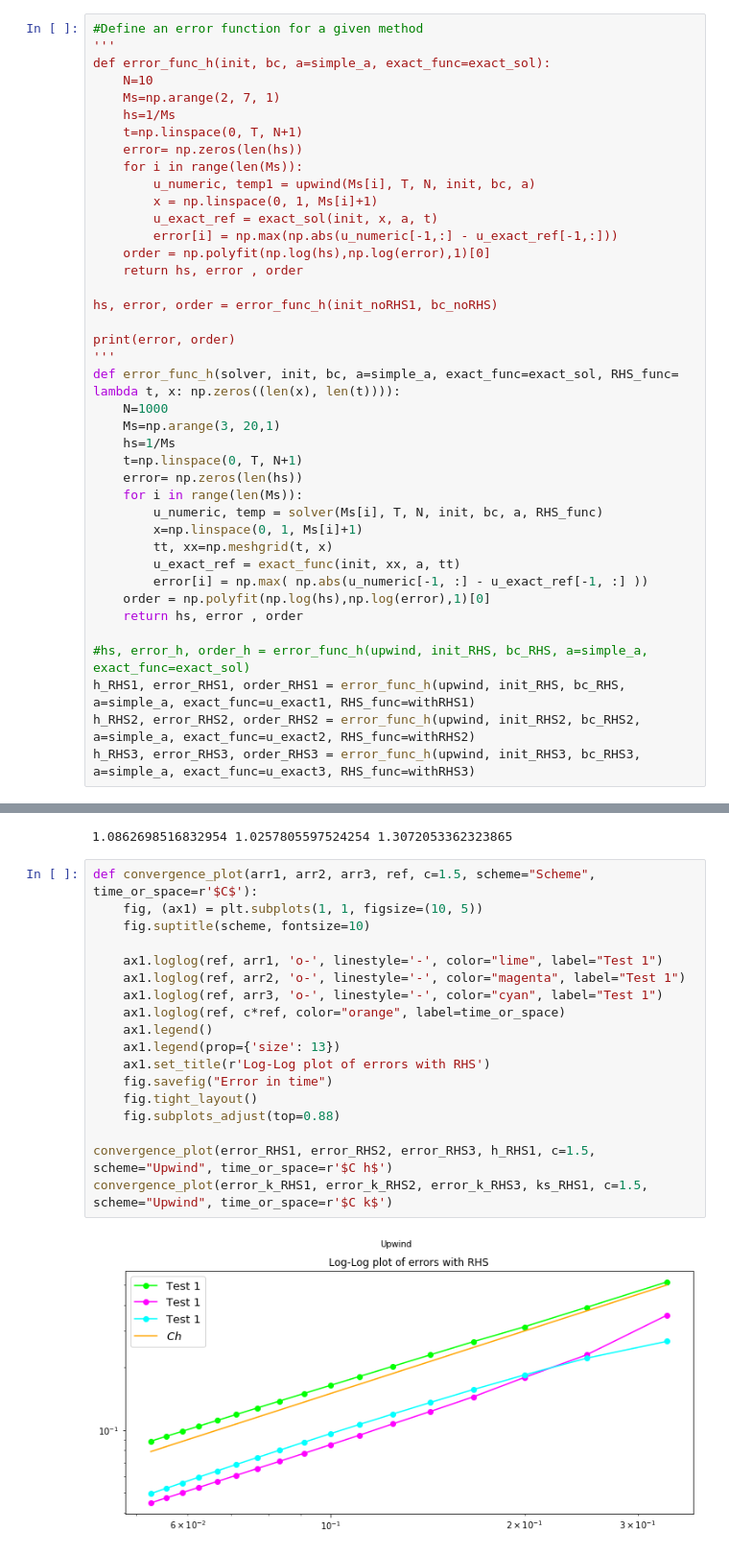
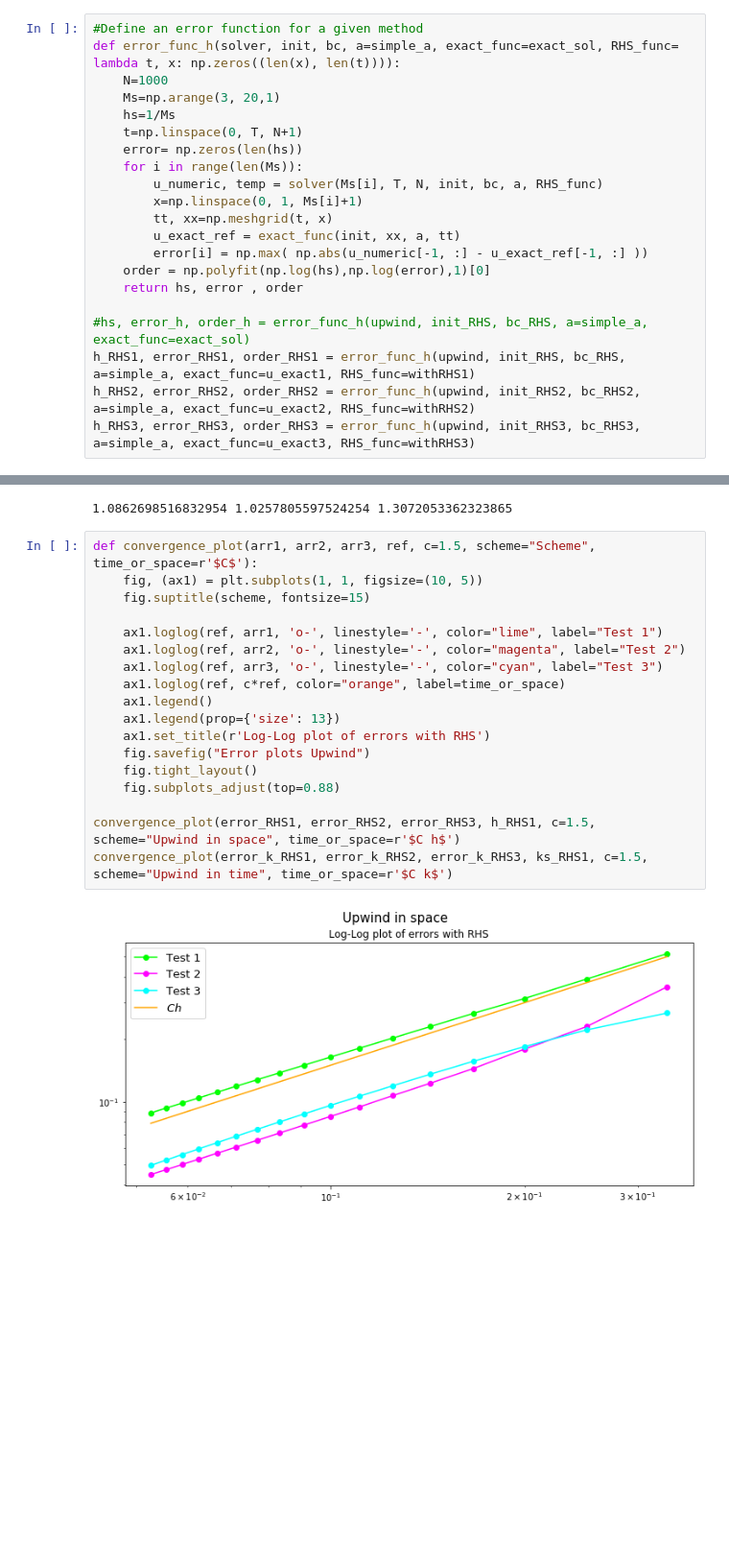
Before and after one commit to ulrikunneberg/numdiffprosj2, a Jupyter notebook: Augusts fil.ipynb, the cells around one changed output, grey strips where cells are left out. Shown at 96% size. Cells and saved outputs as stored; diff of their text form; blank space fills up the shorter version.

```diff
--- a/Augusts fil.ipynb
+++ b/Augusts fil.ipynb
@@ -283,24 +250,5 @@ plot_func2(RHS3, exactRHS3, title=r'fixed t-values for $g(x)=e^{-x^2}sin(2\pi\le
 # %%
 #Define an error function for a given method
-'''
-def error_func_h(init, bc, a=simple_a, exact_func=exact_sol):
-    N=10
-    Ms=np.arange(2, 7, 1)
-    hs=1/Ms
-    t=np.linspace(0, T, N+1)
-    error= np.zeros(len(hs))
-    for i in range(len(Ms)):
-        u_numeric, temp1 = upwind(Ms[i], T, N, init, bc, a)
-        x = np.linspace(0, 1, Ms[i]+1)
-        u_exact_ref = exact_sol(init, x, a, t)
-        error[i] = np.max(np.abs(u_numeric[-1,:] - u_exact_ref[-1,:]))
-    order = np.polyfit(np.log(hs),np.log(error),1)[0]
-    return hs, error , order
-
-hs, error, order = error_func_h(init_noRHS1, bc_noRHS)
-
-print(error, order)
-'''
 def error_func_h(solver, init, bc, a=simple_a, exact_func=exact_sol, RHS_func= lambda t, x: np.zeros((len(x), len(t)))):
     N=1000
     Ms=np.arange(3, 20,1)
@@ -353,20 +301,20 @@ print(order_k_RHS1, order_k_RHS2, order_k_RHS3)
 # %%
 def convergence_plot(arr1, arr2, arr3, ref, c=1.5, scheme="Scheme", time_or_space=r'$C$'):
     fig, (ax1) = plt.subplots(1, 1, figsize=(10, 5))
-    fig.suptitle(scheme, fontsize=10)
+    fig.suptitle(scheme, fontsize=15)
 
     ax1.loglog(ref, arr1, 'o-', linestyle='-', color="lime", label="Test 1")
-    ax1.loglog(ref, arr2, 'o-', linestyle='-', color="magenta", label="Test 1")
-    ax1.loglog(ref, arr3, 'o-', linestyle='-', color="cyan", label="Test 1")
+    ax1.loglog(ref, arr2, 'o-', linestyle='-', color="magenta", label="Test 2")
+    ax1.loglog(ref, arr3, 'o-', linestyle='-', color="cyan", label="Test 3")
     ax1.loglog(ref, c*ref, color="orange", label=time_or_space)
     ax1.legend()
     ax1.legend(prop={'size': 13})
     ax1.set_title(r'Log-Log plot of errors with RHS')
-    fig.savefig("Error in time")
+    fig.savefig("Error plots Upwind")
     fig.tight_layout()
     fig.subplots_adjust(top=0.88)
 
-convergence_plot(error_RHS1, error_RHS2, error_RHS3, h_RHS1, c=1.5, scheme="Upwind", time_or_space=r'$C h$')
-convergence_plot(error_k_RHS1, error_k_RHS2, error_k_RHS3, ks_RHS1, c=1.5, scheme="Upwind", time_or_space=r'$C k$')
+convergence_plot(error_RHS1, error_RHS2, error_RHS3, h_RHS1, c=1.5, scheme="Upwind in space", time_or_space=r'$C h$')
+convergence_plot(error_k_RHS1, error_k_RHS2, error_k_RHS3, ks_RHS1, c=1.5, scheme="Upwind in time", time_or_space=r'$C k$')
 # %% [output]
-[figure, old version]
+[figure, new version]
```
Also changed, not shown: parts of 3 cells of this notebook, 7 other files.
